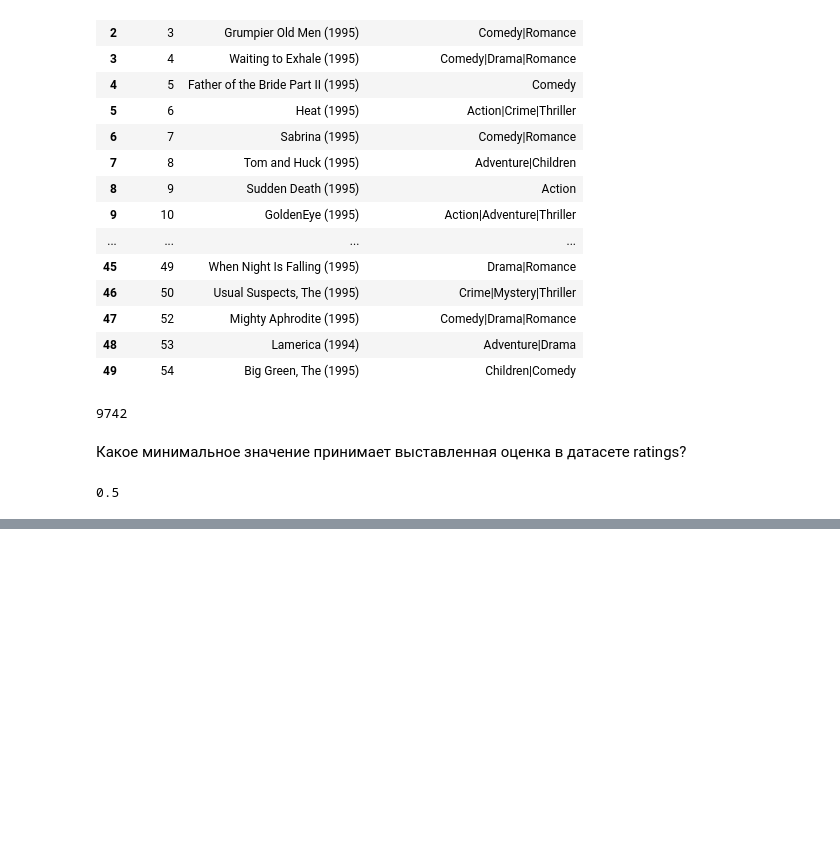
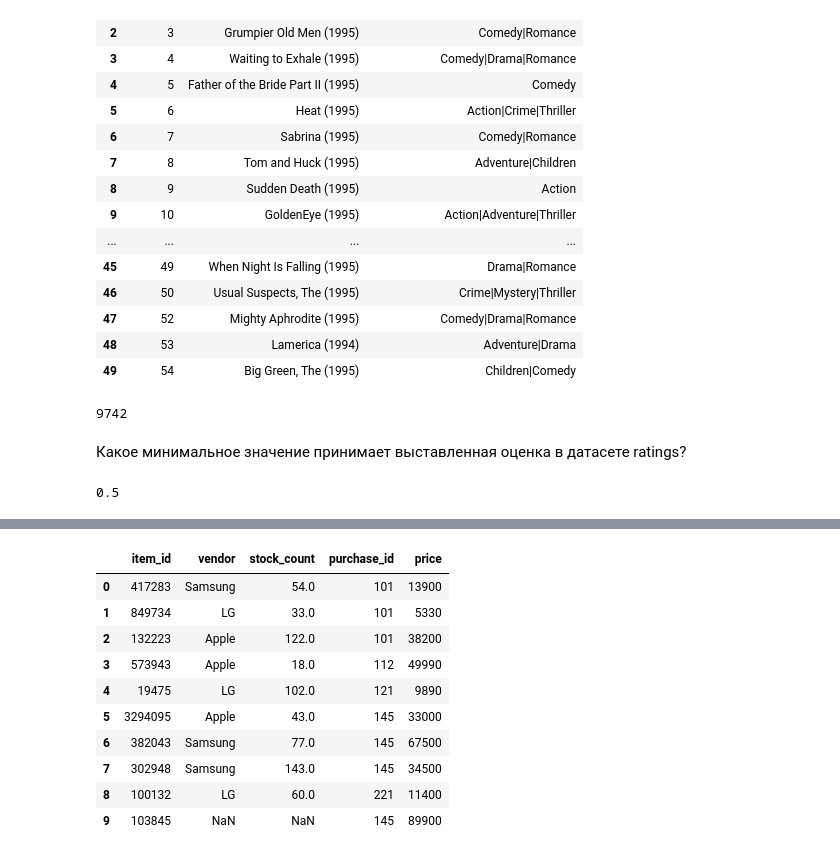
Before and after one commit to aar44i/DataScience, a Jupyter notebook: SkillFactory/7.ipynb, the cells around one changed output, grey strips where cells are left out. Saved outputs shown, nothing was run; the diff lists cells and outputs as text; code cells hidden in the pictures; blank space fills up the shorter version.

```diff
--- a/SkillFactory/7.ipynb
+++ b/SkillFactory/7.ipynb
@@ -59,0 +120,14 @@ joined.head()
+# %%
+items_df.merge(purchase_df, how = 'right', on = 'item_id')
+# %% [output]
+|  | item_id | vendor | stock_count | purchase_id | price |
+| 0 | 417283 | Samsung | 54.0 | 101 | 13900 |
+| 1 | 849734 | LG | 33.0 | 101 | 5330 |
+| 2 | 132223 | Apple | 122.0 | 101 | 38200 |
+| 3 | 573943 | Apple | 18.0 | 112 | 49990 |
+| 4 | 19475 | LG | 102.0 | 121 | 9890 |
+| 5 | 3294095 | Apple | 43.0 | 145 | 33000 |
+| 6 | 382043 | Samsung | 77.0 | 145 | 67500 |
+| 7 | 302948 | Samsung | 143.0 | 145 | 34500 |
+| 8 | 100132 | LG | 60.0 | 221 | 11400 |
+| 9 | 103845 | NaN | NaN | 145 | 89900 |
```
Also changed, not shown: parts of 21 cells of this notebook, 10 other files.
